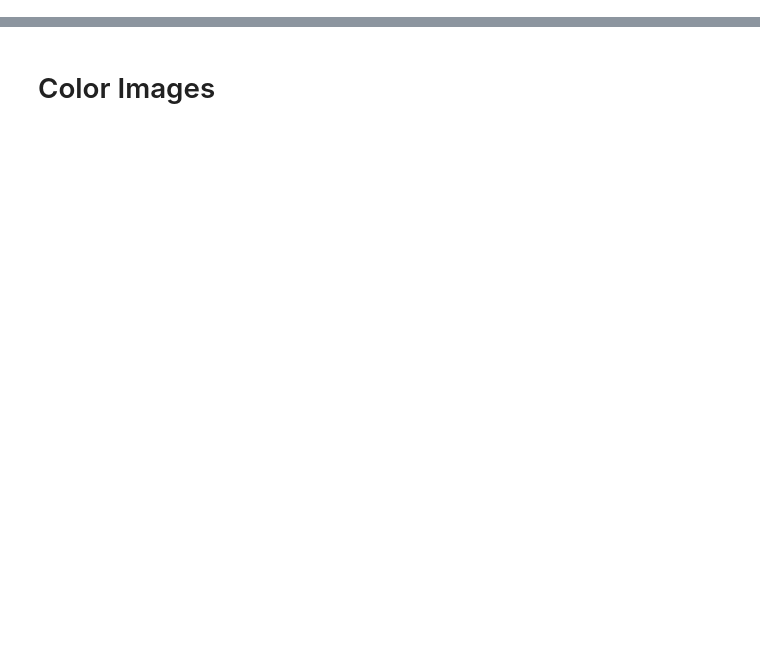
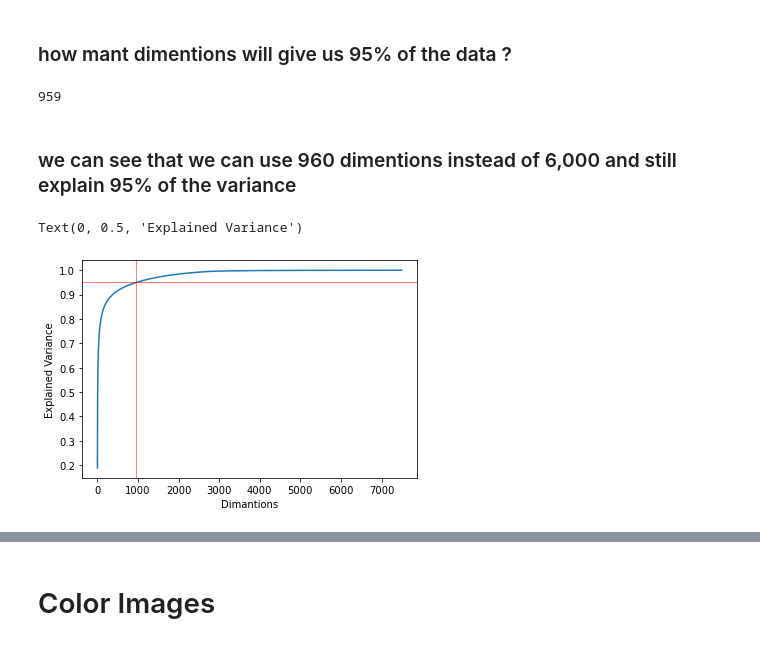
Before and after one commit to diklabirman/Data_Viz_Final_Project, a Jupyter notebook: DOGS VS. CATS.ipynb, the cells around one changed output, grey strips where cells are left out. Cells and saved outputs as stored; diff of their text form; code cells hidden in the pictures; blank space fills up the shorter version.

```diff
--- a/DOGS VS. CATS.ipynb
+++ b/DOGS VS. CATS.ipynb
@@ -113,11 +231,22 @@ y_train = y_train.values.ravel() # Transforming dataframe to 1Darry
+# %% [markdown]
+### how mant dimentions will give us 95% of the data ?
 # %%
 from sklearn.decomposition import PCA
 pca = PCA()
 pca.fit(X_train)
 cumsum = np.cumsum(pca.explained_variance_ratio_)
-d= np.argmax(cumsum >= 0.95) + 1
+d= np.argmax(cumsum >= 0.95)
 print (d)
+# %% [output]
+959
+# %% [markdown]
+### we can see that we can use 960 dimentions instead of 6,000 and still explain 95% of the variance
 # %%
 plt.plot(cumsum)
 plt.axhline(y=0.95 , linewidth = 0.5 , color = 'r');
 plt.axvline(x=d , linewidth = 0.5 , color = 'r');
+plt.xlabel("Dimantions")
+plt.ylabel("Explained Variance")
+# %% [output]
+Text(0, 0.5, 'Explained Variance')
+[figure, added]
```
Also changed, not shown: parts of 81 cells of this notebook.
